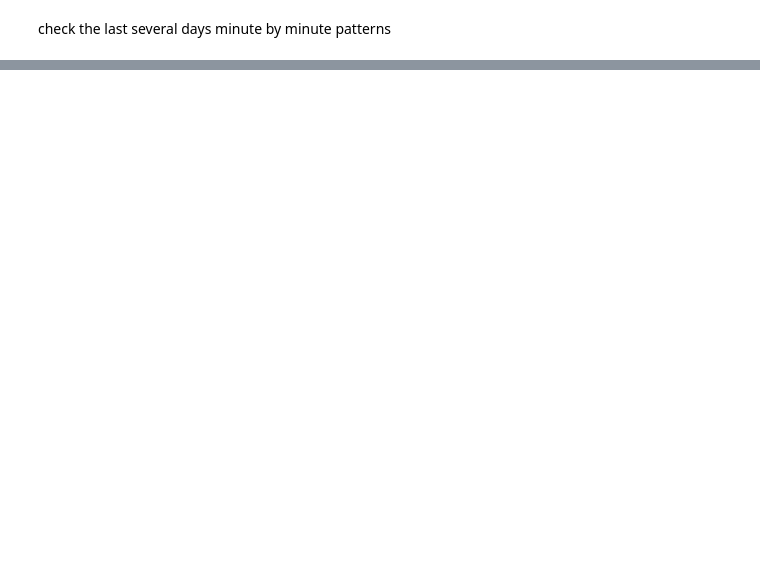
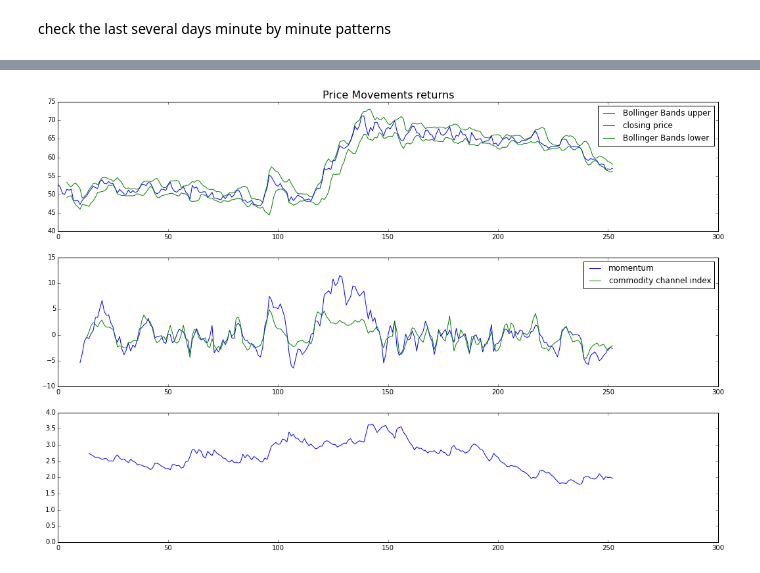
Before and after one commit to nightrose79/try, a Jupyter notebook: yu_partII.ipynb, the cells around one changed output, grey strips where cells are left out. Drawn from its saved outputs; the diff is of its cells as text; code cells hidden in the pictures; blank space fills up the shorter version.

```diff
--- a/yu_partII.ipynb
+++ b/yu_partII.ipynb
@@ -59,4 +69,6 @@ df.index.is_unique
 # %%
+#create daily data and reserve open, high, low, close.
 df_daily=df.resample('B',how='ohlc')
 df_daily.head(10)
 df_daily.dropna(how='any',axis=0,inplace=True)
+df_daily.columns=df_daily.columns.droplevel(0)
@@ -83,8 +99,9 @@ fig.autofmt_xdate()
 # %%
-df_daily['log_returns_close']= np.log(df_daily['price']['close']) - np.log(df_daily['price']['close'].shift(1))
-df_daily['log_returns_open']= np.log(df_daily['price']['open']) - np.log(df_daily['price']['open'].shift(1))
-df_daily['log_returns_high']= np.log(df_daily['price']['high']) - np.log(df_daily['price']['high'].shift(1))
-df_daily['log_returns_low']= np.log(df_daily['price']['low']) - np.log(df_daily['price']['low'].shift(1))
+#create log returns data on close price
+df_daily['log_returns_close']= np.log(df_daily['close']) - np.log(df_daily['close'].shift(1))
+#df_daily['log_returns_open']= np.log(df_daily['price']['open']) - np.log(df_daily['price']['open'].shift(1))
+#df_daily['log_returns_high']= np.log(df_daily['price']['high']) - np.log(df_daily['price']['high'].shift(1))
+#df_daily['log_returns_low']= np.log(df_daily['price']['low']) - np.log(df_daily['price']['low'].shift(1))
 # %%
 df_daily.drop(df_daily.head(1).index,inplace=True)
 # %%
@@ -187,0 +256,7 @@ y_1.shape
+# %%
+df_daily['log_returns_close_1']=df_daily['log_returns_close'].shift(-1)
+df_daily['lr_l1']=df_daily['log_returns_close'].shift(1)
+df_daily['lr_l2']=df_daily['log_returns_close'].shift(2)
+df_daily['lr_l3']=df_daily['log_returns_close'].shift(3)
+df_daily['lr_l4']=df_daily['log_returns_close'].shift(4)
+df_daily['lr_l5']=df_daily['log_returns_close'].shift(5)
@@ -187,0 +333,21 @@ y_1.shape
+# %%
+#daily_2009=df_daily['01/01/2009'::]['log_returns_close']
+
+fig=plt.figure(figsize=(18,12))
+ax1=fig.add_subplot(311)
+ax1.set_title('Price Movements returns',fontsize=16)
+ax1=plt.plot(BBANDS_upper,color='green',label='Bollinger Bands upper')
+ax1=plt.plot(close,label='closing price')
+ax1=plt.plot(BBANDS_lower,color='green',label='Bollinger Bands lower')
+ax1=plt.legend()
+
+ax2=fig.add_subplot(312)
+ax2=plt.plot(MOM,label='momentum')#pd.rolling_mean(df_daily[start:end]['price']['close'],30).plot()
+ax2=plt.plot(CCI/50,label='commodity channel index')
+ax2=plt.legend()
+ax3=fig.add_subplot(313)
+ax3=plt.plot(NATR,label='Normalized Average True Range')
+ax3=plt.plot(CDL2CROWS,label='Two Cows')
+#ax3=plt.plot(trange,label='True Range')
+# %% [output]
+[figure, added]
```
Also changed, not shown: parts of 70 cells of this notebook, 10 other files.
